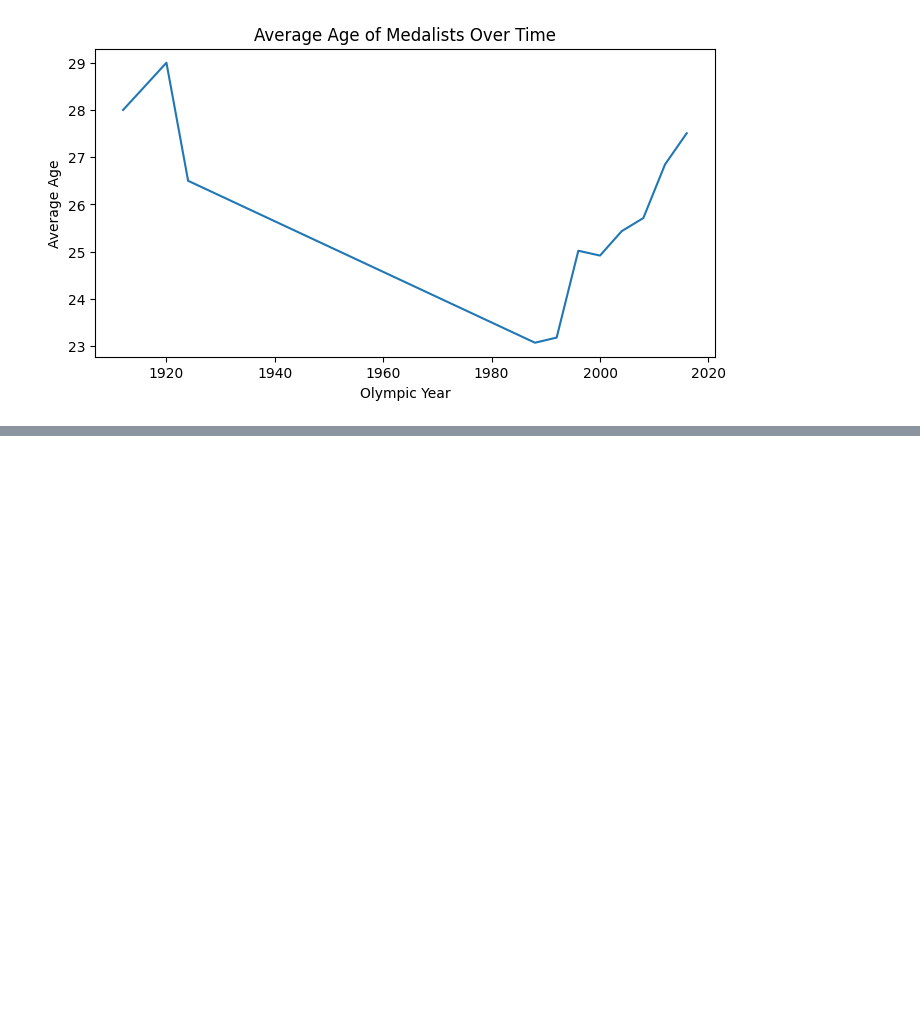
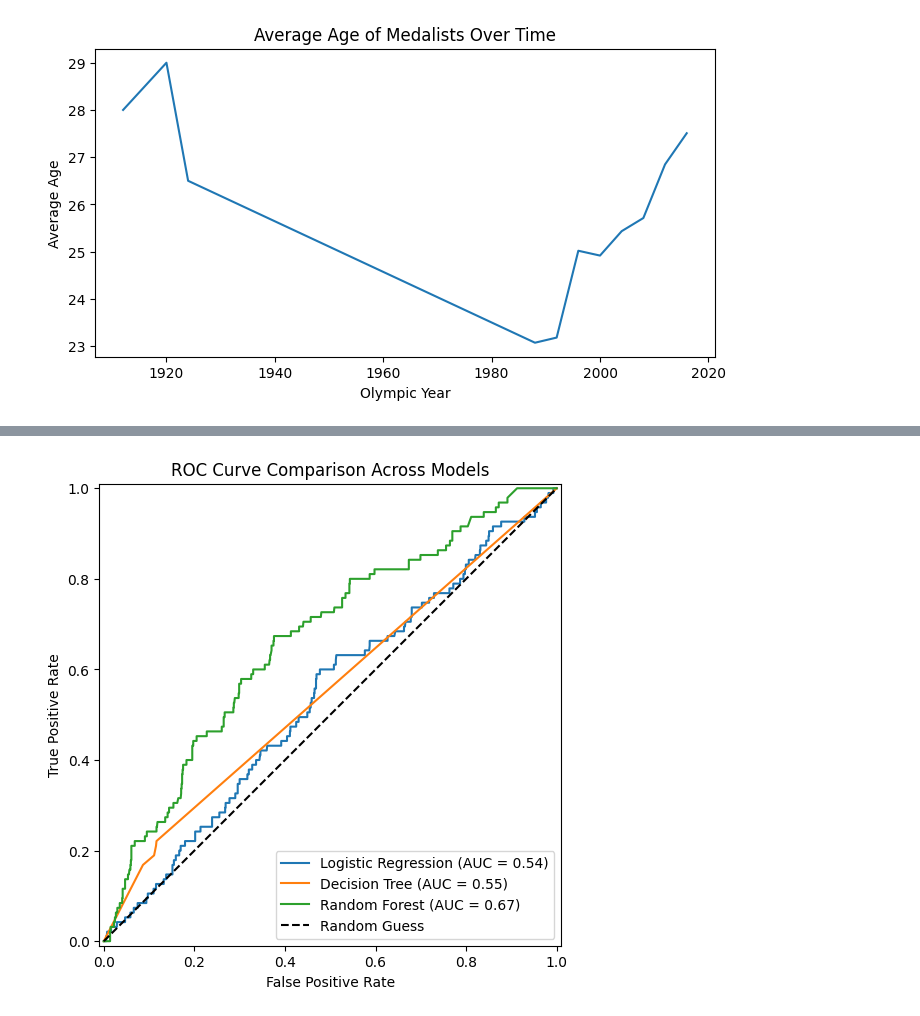
Before and after one commit to vp0716/Olympics, a Jupyter notebook: Olympics.ipynb, the cells around one changed output, grey strips where cells are left out. Saved outputs shown, nothing was run; the diff lists cells and outputs as text; code cells hidden in the pictures; blank space fills up the shorter version.

```diff
--- a/Olympics.ipynb
+++ b/Olympics.ipynb
@@ -436,0 +451,44 @@ plt.show()
+# %%
+from sklearn.metrics import RocCurveDisplay
+import matplotlib.pyplot as plt
+
+plt.figure(figsize=(8,6))
+
+# Logistic Regression
+RocCurveDisplay.from_estimator(
+    model,
+    X_test,
+    y_test,
+    name="Logistic Regression",
+    ax=plt.gca()
+)
+
+# Decision Tree
+RocCurveDisplay.from_estimator(
+    tree,
+    X_test,
+    y_test,
+    name="Decision Tree",
+    ax=plt.gca()
+)
+
+# Random Forest
+RocCurveDisplay.from_estimator(
+    rf_model,
+    X_test,
+    y_test,
+    name="Random Forest",
+    ax=plt.gca()
+)
+
+# Random guessing baseline
+plt.plot([0, 1], [0, 1], "k--", label="Random Guess")
+
+plt.title("ROC Curve Comparison Across Models")
+plt.xlabel("False Positive Rate")
+plt.ylabel("True Positive Rate")
+plt.legend(loc="lower right")
+
+plt.show()
+# %% [output]
+[figure, added]
```
Also changed, not shown: parts of 7 cells of this notebook.
